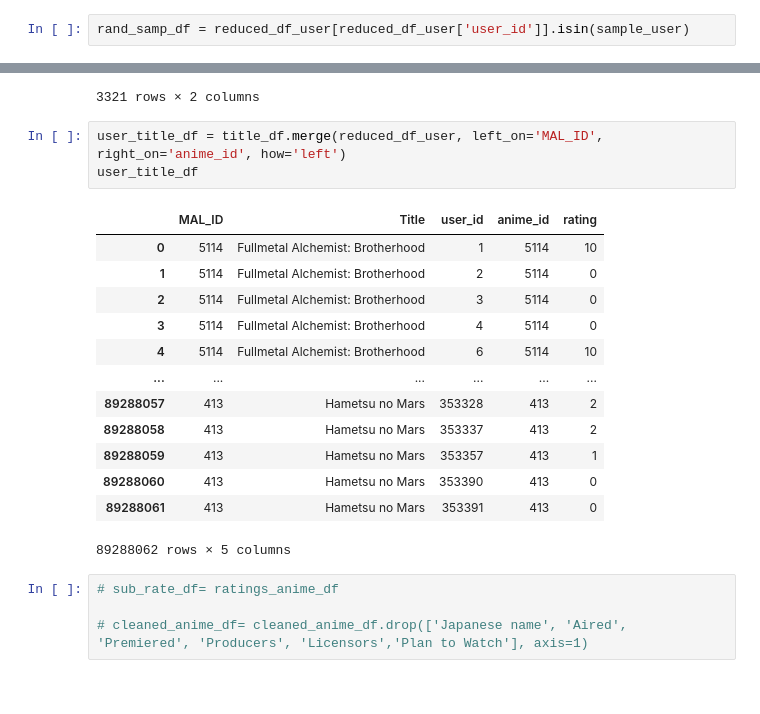
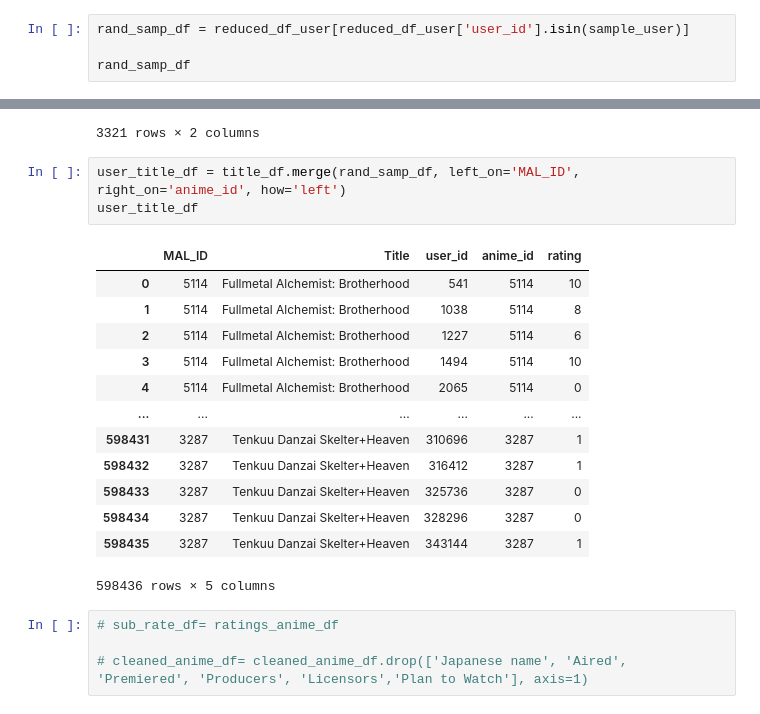
Before and after one commit to 3065923/Anime-Recommender, a Jupyter notebook: anime_clean.ipynb, the cells around one changed output, grey strips where cells are left out. Drawn from its saved outputs; the diff is of its cells as text.

Commit message:
solved issue with random sample. Created smaller reproducible sample of userids to create a workable matrix of movie titles and ratings for the recommender

```diff
--- a/anime_clean.ipynb
+++ b/anime_clean.ipynb
@@ -561,5 +561,7 @@ sample_user = random.sample(user_list, 1500)  #random state?
 
 # sample_user
 # %%
-rand_samp_df = reduced_df_user[reduced_df_user['user_id']].isin(sample_user)
+rand_samp_df = reduced_df_user[reduced_df_user['user_id'].isin(sample_user)]
+
+rand_samp_df
 # %% [output]
@@ -614,22 +626,22 @@ title_df
 | 2934 | 3287 | Tenkuu Danzai Skelter+Heaven |
 3321 rows × 2 columns
 # %%
-user_title_df = title_df.merge(reduced_df_user, left_on='MAL_ID', right_on='anime_id', how='left')
+user_title_df = title_df.merge(rand_samp_df, left_on='MAL_ID', right_on='anime_id', how='left')
 user_title_df
 # %% [output]
 |  | MAL_ID | Title | user_id | anime_id | rating |
-| 0 | 5114 | Fullmetal Alchemist: Brotherhood | 1 | 5114 | 10 |
-| 1 | 5114 | Fullmetal Alchemist: Brotherhood | 2 | 5114 | 0 |
-| 2 | 5114 | Fullmetal Alchemist: Brotherhood | 3 | 5114 | 0 |
-| 3 | 5114 | Fullmetal Alchemist: Brotherhood | 4 | 5114 | 0 |
-| 4 | 5114 | Fullmetal Alchemist: Brotherhood | 6 | 5114 | 10 |
+| 0 | 5114 | Fullmetal Alchemist: Brotherhood | 541 | 5114 | 10 |
+| 1 | 5114 | Fullmetal Alchemist: Brotherhood | 1038 | 5114 | 8 |
+| 2 | 5114 | Fullmetal Alchemist: Brotherhood | 1227 | 5114 | 6 |
+| 3 | 5114 | Fullmetal Alchemist: Brotherhood | 1494 | 5114 | 10 |
+| 4 | 5114 | Fullmetal Alchemist: Brotherhood | 2065 | 5114 | 0 |
 | ... | ... | ... | ... | ... | ... |
-| 89288057 | 413 | Hametsu no Mars | 353328 | 413 | 2 |
-| 89288058 | 413 | Hametsu no Mars | 353337 | 413 | 2 |
-| 89288059 | 413 | Hametsu no Mars | 353357 | 413 | 1 |
-| 89288060 | 413 | Hametsu no Mars | 353390 | 413 | 0 |
-| 89288061 | 413 | Hametsu no Mars | 353391 | 413 | 0 |
+| 598431 | 3287 | Tenkuu Danzai Skelter+Heaven | 310696 | 3287 | 1 |
+| 598432 | 3287 | Tenkuu Danzai Skelter+Heaven | 316412 | 3287 | 1 |
+| 598433 | 3287 | Tenkuu Danzai Skelter+Heaven | 325736 | 3287 | 0 |
+| 598434 | 3287 | Tenkuu Danzai Skelter+Heaven | 328296 | 3287 | 0 |
+| 598435 | 3287 | Tenkuu Danzai Skelter+Heaven | 343144 | 3287 | 1 |
-89288062 rows × 5 columns
+598436 rows × 5 columns
 # %%
 # sub_rate_df= ratings_anime_df
 
```
Also changed, not shown: parts of 6 cells of this notebook.
